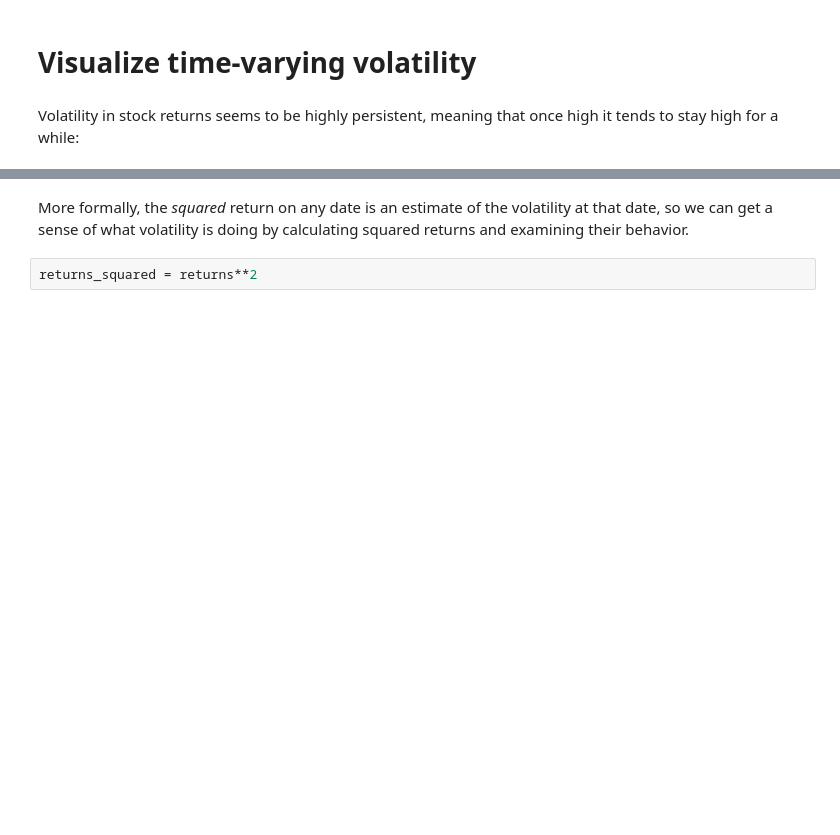
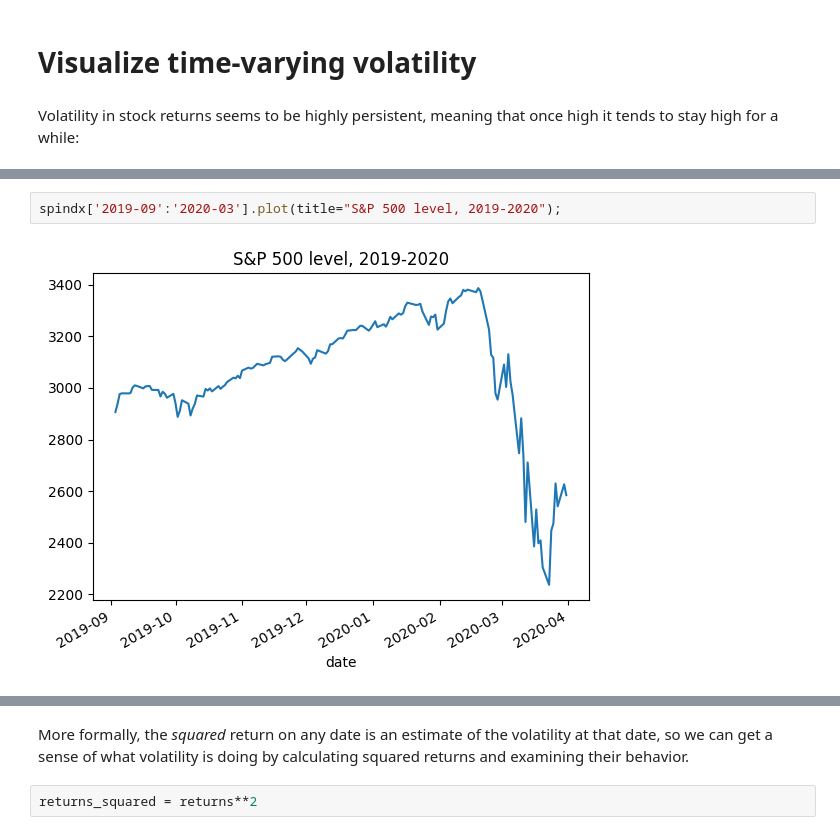
Before and after one commit to wgjm1986/FIN657, a Jupyter notebook: Week 7 and 8 - GARCH/Volatility modeling.ipynb, the cells around one changed output, grey strips where cells are left out. Cells and saved outputs as stored; diff of their text form; blank space fills up the shorter version.

```diff
--- a/Week 7 and 8 - GARCH/Volatility modeling.ipynb
+++ b/Week 7 and 8 - GARCH/Volatility modeling.ipynb
@@ -44 +49,5 @@ returns['2007-07':'2010-01'].plot(title="S&P 500 daily returns");
+# %%
+spindx['2019-09':'2020-03'].plot(title="S&P 500 level, 2019-2020");
+# %% [output]
+[figure, added]
 # %%
```
Also changed, not shown: parts of 5 cells of this notebook, 1 other file.
